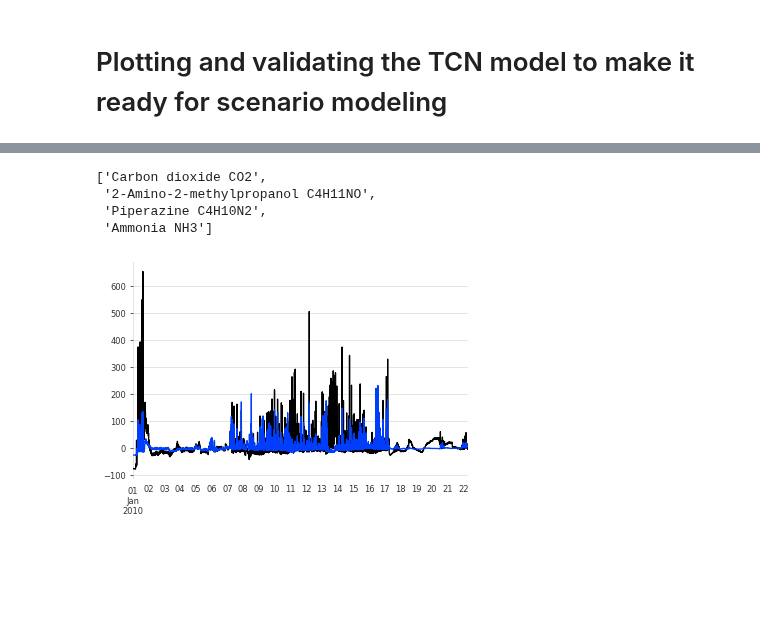
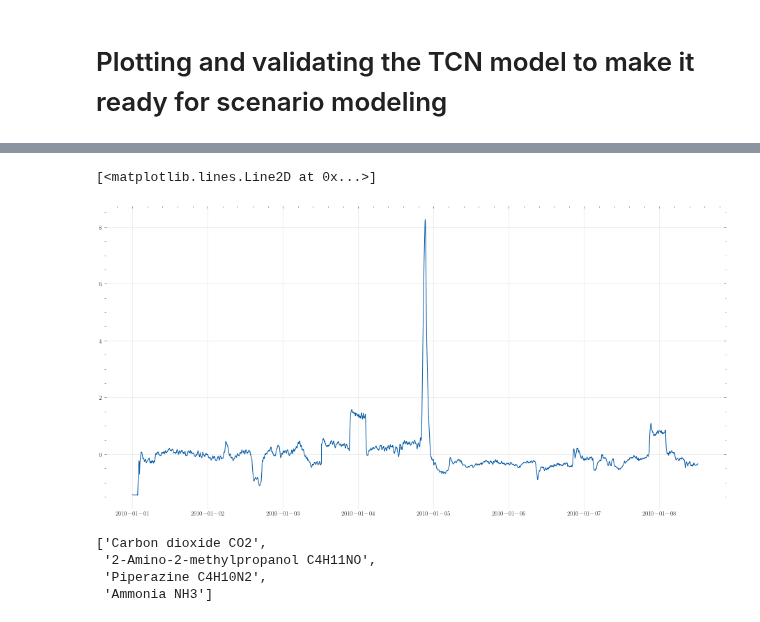
Before and after one commit to kjappelbaum/pyprocessta, a Jupyter notebook: examples/validate_model.ipynb, the cells around one changed output, grey strips where cells are left out. Cells and saved outputs as stored; diff of their text form; code cells hidden in the pictures; blank space fills up the shorter version.

```diff
--- a/examples/validate_model.ipynb
+++ b/examples/validate_model.ipynb
@@ -46,7 +55,17 @@ from pyprocessta.preprocess.resample import resample_regular
+# %%
+import matplotlib.pyplot as plt
+plt.style.reload_library()
+plt.style.use('science')
+from matplotlib import rcParams
+rcParams['font.family'] = 'sans-serif'
 # %%
-df = pd.read_pickle('df_dropped.pkl')
+df = pd.read_pickle('20210508_df_cleaned.pkl')
-# %%
-df = resample_regular(df, '5min')
+# %%
+plt.figure(figsize=(16,8))
+plt.plot(df[TARGETS[0]])
+# %% [output]
+[<matplotlib.lines.Line2D at 0x...>]
+[figure, added]
 # %%
 TARGETS
 # %% [output]
@@ -59,10 +78,6 @@ TARGETS_clean = ['2-Amino-2-methylpropanol C4H11NO', 'Piperazine C4H10N2']
 # %%
 y = TimeSeries.from_dataframe(df, value_cols=TARGETS_clean)
 x = TimeSeries.from_dataframe(df, value_cols=MEAS_COLUMNS)
-# %%
-y.plot()
-# %% [output]
-[figure, removed]
 # %%
 def split_data(x, y, timestamp):
     x_before, x_after = x.split_before(pd.Timestamp(timestamp))
```
Also changed, not shown: parts of 41 cells of this notebook, 20 other files.
